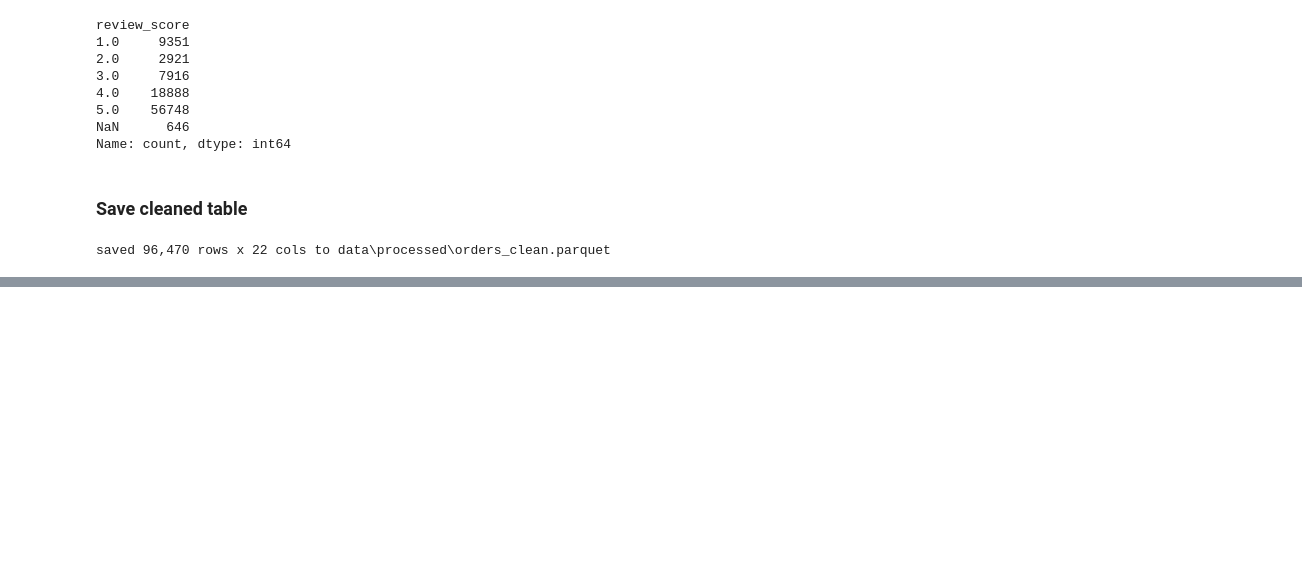
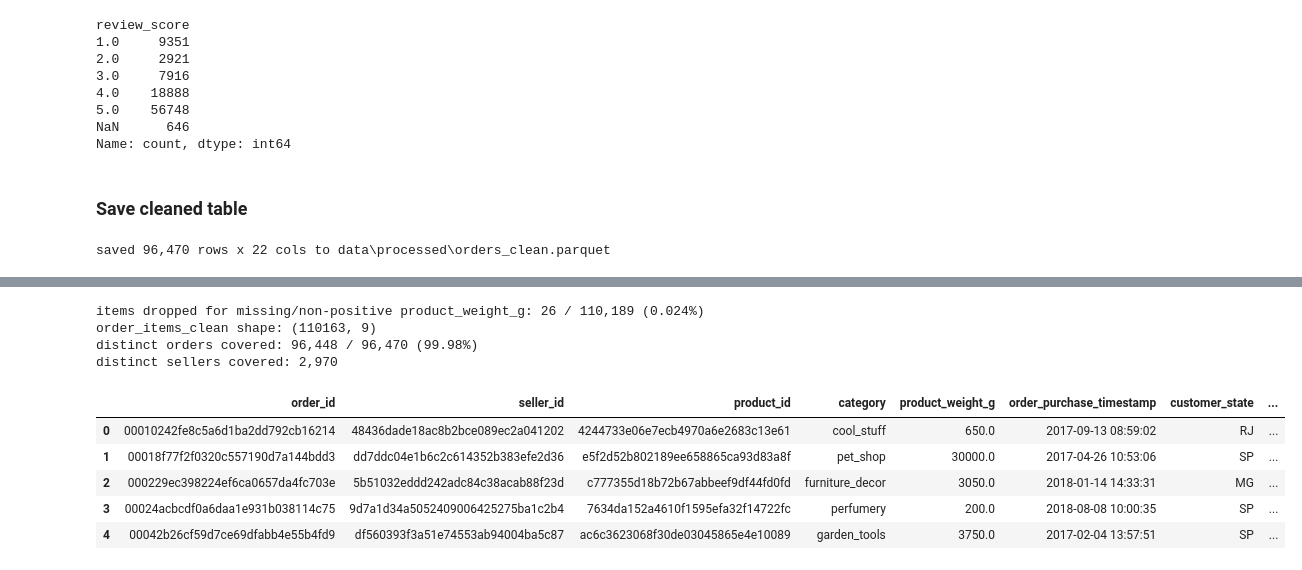
Before and after one commit to Adhiya29/Olist_DataAnalysis, a Jupyter notebook: notebooks/01_cleaning.ipynb, the cells around one changed output, grey strips where cells are left out. Cells and saved outputs as stored; diff of their text form; code cells hidden in the pictures; blank space fills up the shorter version.

```diff
--- a/notebooks/01_cleaning.ipynb
+++ b/notebooks/01_cleaning.ipynb
@@ -337,0 +344,44 @@ saved 96,470 rows x 22 cols to data\processed\orders_clean.parquet
+# %%
+items_with_attrs = cleaning.merge_item_product_attrs(tables["order_items"], products_mapped)
+items_with_attrs = items_with_attrs[items_with_attrs["order_id"].isin(orders_clean["order_id"])].copy()
+
+invalid_weight = cleaning.flag_invalid_weight(items_with_attrs)
+print(f"items dropped for missing/non-positive product_weight_g: {invalid_weight.sum():,} / "
+      f"{len(items_with_attrs):,} ({invalid_weight.mean():.3%})")
+items_with_attrs = items_with_attrs[~invalid_weight].copy()
+
+order_items_clean = (
+    items_with_attrs
+    .rename(columns={"category_final": "category"})[
+        ["order_id", "seller_id", "product_id", "category", "product_weight_g"]
+    ]
+    .merge(
+        orders_clean[[
+            "order_id", "order_purchase_timestamp", "order_delivered_customer_date",
+            "customer_state", "review_score",
+        ]],
+        on="order_id",
+        how="inner",
+    )
+)
+order_items_clean["actual_delivery_days"] = (
+    order_items_clean["order_delivered_customer_date"] - order_items_clean["order_purchase_timestamp"]
+).dt.days
+order_items_clean = order_items_clean.drop(columns=["order_delivered_customer_date"])
+
+print(f"order_items_clean shape: {order_items_clean.shape}")
+print(f"distinct orders covered: {order_items_clean['order_id'].nunique():,} / {len(orders_clean):,} "
+      f"({order_items_clean['order_id'].nunique() / len(orders_clean):.2%})")
+print(f"distinct sellers covered: {order_items_clean['seller_id'].nunique():,}")
+order_items_clean.head()
+# %% [output]
+items dropped for missing/non-positive product_weight_g: 26 / 110,189 (0.024%)
+order_items_clean shape: (110163, 9)
+distinct orders covered: 96,448 / 96,470 (99.98%)
+distinct sellers covered: 2,970
+|  | order_id | seller_id | product_id | category | product_weight_g | order_purchase_timestamp | customer_state | ... |
+| 0 | 00010242fe8c5a6d1ba2dd792cb16214 | 48436dade18ac8b2bce089ec2a041202 | 4244733e06e7ecb4970a6e2683c13e61 | cool_stuff | 650.0 | 2017-09-13 08:59:02 | RJ | ... |
+| 1 | 00018f77f2f0320c557190d7a144bdd3 | dd7ddc04e1b6c2c614352b383efe2d36 | e5f2d52b802189ee658865ca93d83a8f | pet_shop | 30000.0 | 2017-04-26 10:53:06 | SP | ... |
+| 2 | 000229ec398224ef6ca0657da4fc703e | 5b51032eddd242adc84c38acab88f23d | c777355d18b72b67abbeef9df44fd0fd | furniture_decor | 3050.0 | 2018-01-14 14:33:31 | MG | ... |
+| 3 | 00024acbcdf0a6daa1e931b038114c75 | 9d7a1d34a5052409006425275ba1c2b4 | 7634da152a4610f1595efa32f14722fc | perfumery | 200.0 | 2018-08-08 10:00:35 | SP | ... |
+| 4 | 00042b26cf59d7ce69dfabb4e55b4fd9 | df560393f3a51e74553ab94004ba5c87 | ac6c3623068f30de03045865e4e10089 | garden_tools | 3750.0 | 2017-02-04 13:57:51 | SP | ... |
```
Also changed, not shown: parts of 5 cells of this notebook, 3 other files.
